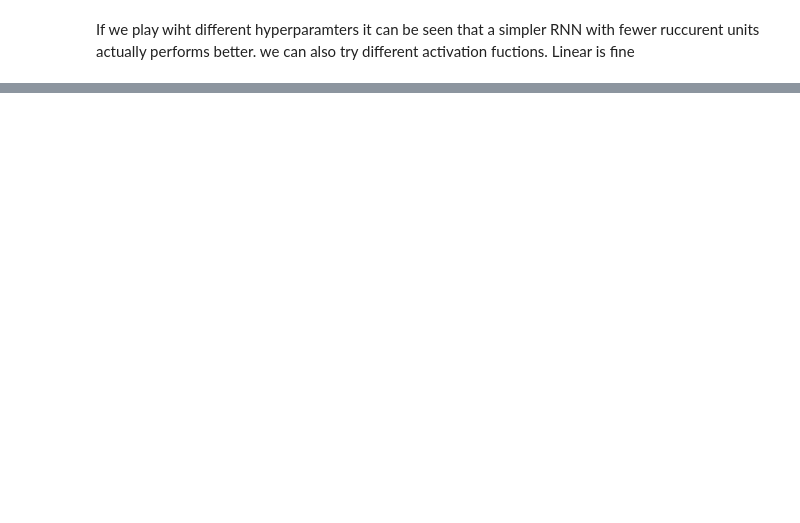
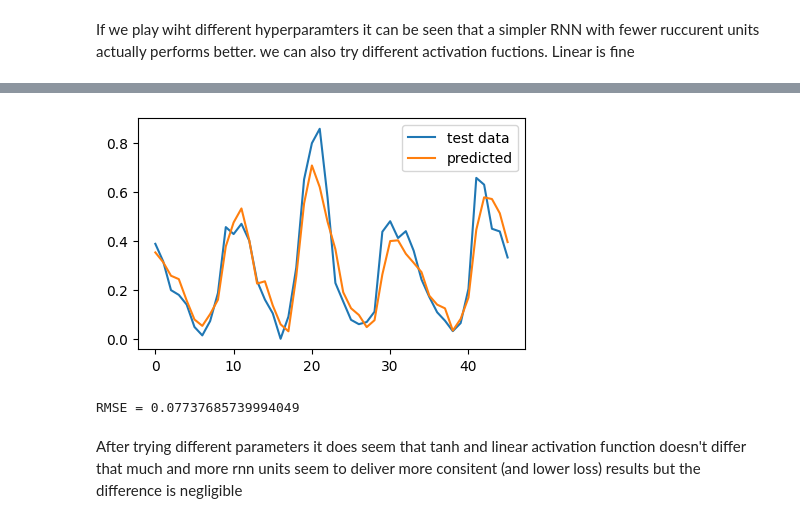
Before and after one commit to Integrall11/RNN-pyhthon-implementation, a Jupyter notebook: Main code.ipynb, the cells around one changed output, grey strips where cells are left out. Cells and saved outputs as stored; diff of their text form; code cells hidden in the pictures; blank space fills up the shorter version.

```diff
--- a/Main code.ipynb
+++ b/Main code.ipynb
@@ -125,0 +239,4 @@ If we play wiht different hyperparamters it can be seen that a simpler RNN with
+# %%
+RMSE, prdictions = train_test_vis(32, X_train, y_train, X_test, y_test, epochs=100, rnn_activation='tanh', dense_activation='tanh')
+print(f'RMSE = {RMSE}')
+# %% [output]
@@ -125,0 +245,4 @@ If we play wiht different hyperparamters it can be seen that a simpler RNN with
+[figure, added]
+RMSE = 0.07737685739994049
+# %% [markdown]
+After trying different parameters it does seem that tanh and linear activation function doesn't differ that much and more rnn units seem to deliver more consitent (and lower loss) results but the difference is negligible
```
Also changed, not shown: parts of 13 cells of this notebook.
